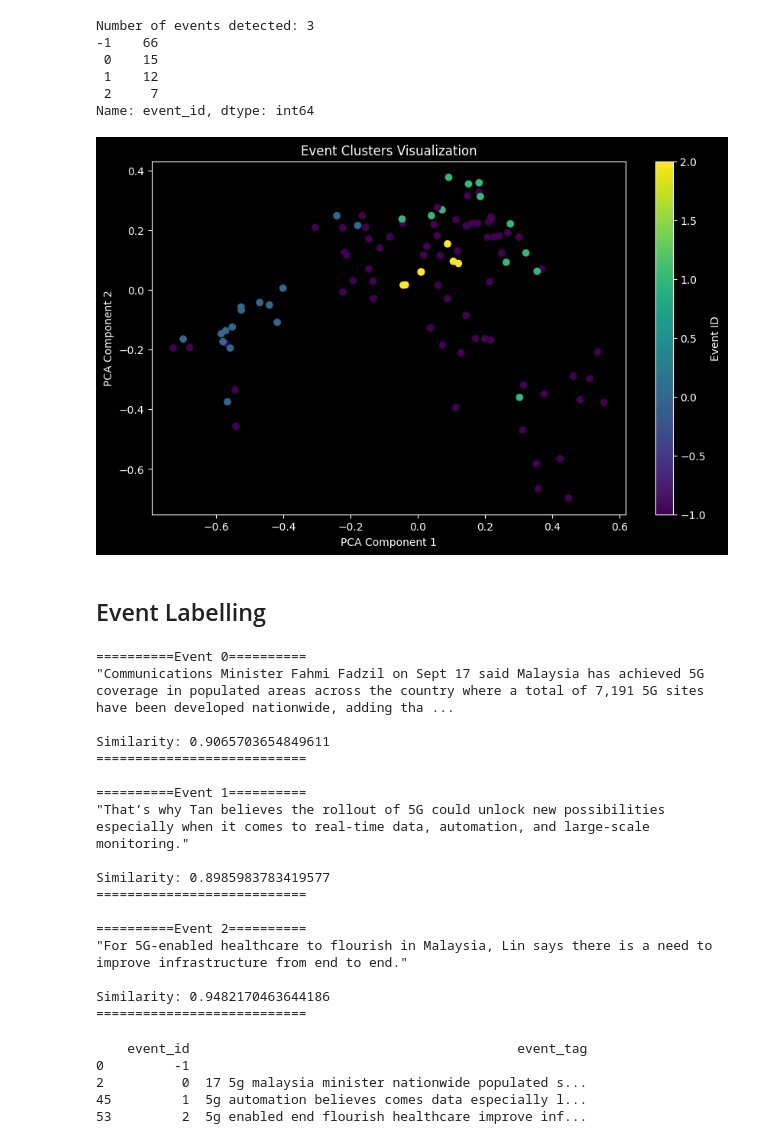
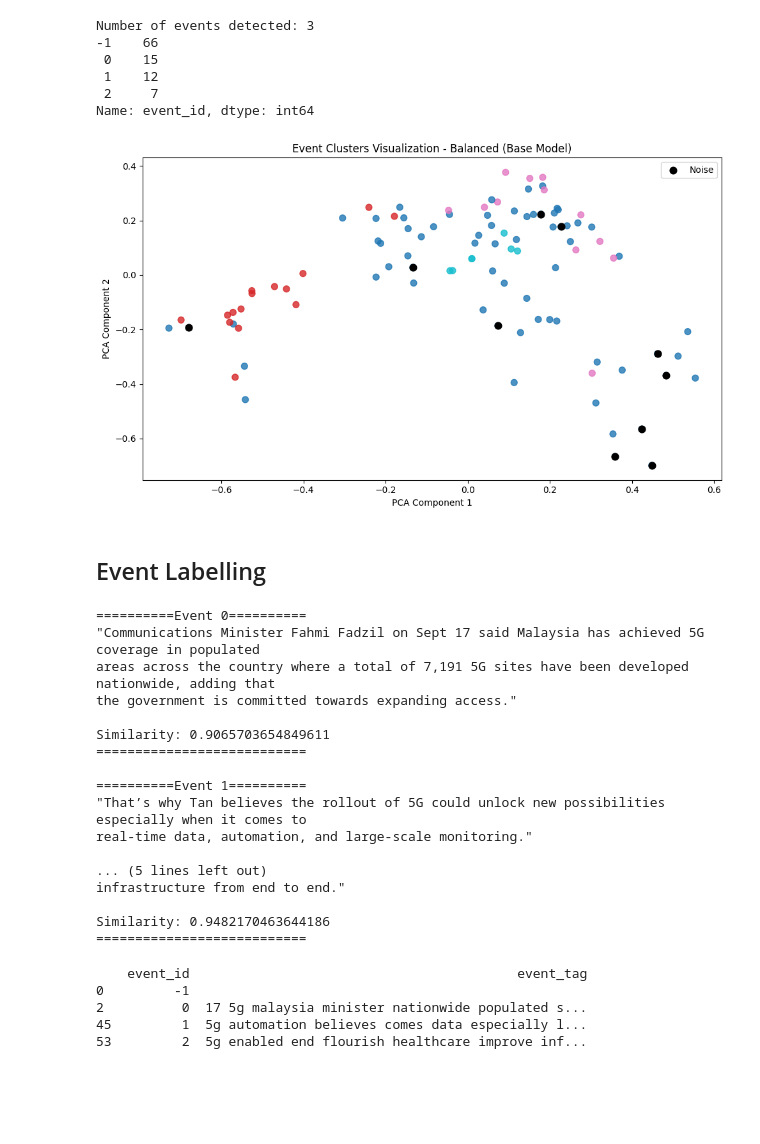
Before and after one commit to gaurav1-9/temporal-topical-sorting, a Jupyter notebook: finalYear/v4.5.1_episodeEventsBalanced.ipynb, the cells around one changed output. Saved outputs shown, nothing was run; the diff lists cells and outputs as text; code cells hidden in the pictures; blank space fills up the shorter version.

Commit message:
final event detection

```diff
--- a/finalYear/v4.5.1_episodeEventsBalanced.ipynb
+++ b/finalYear/v4.5.1_episodeEventsBalanced.ipynb
@@ -90,23 +90,39 @@ pca = PCA(n_components=2)
 
 reduced_embeddings = pca.fit_transform(episode_embeddings)
 # %%
+plt.style.use('default')
 plt.figure(figsize=(10,6))
 
 scatter = plt.scatter(
     reduced_embeddings[:,0],
     reduced_embeddings[:,1],
     c=episode_df["event_id"],
+    cmap="tab10",
+    s=50,
+    alpha=0.8,
 )
 
-plt.title("Event Clusters Visualization")
+noise_idx = np.where(event_labels == -1)[0]
+noise_sample = np.random.choice(noise_idx, size=min(10, len(noise_idx)), replace=False)
+
+plt.scatter(
+    reduced_embeddings[noise_sample,0],
+    reduced_embeddings[noise_sample,1],
+    color="black",
+    s=60,
+    label="Noise"
+)
+
+plt.title("Event Clusters Visualization - Balanced (Base Model)")
 plt.xlabel("PCA Component 1")
 plt.ylabel("PCA Component 2")
 
-plt.colorbar(scatter, label="Event ID")
+plt.legend()
 
+plt.tight_layout()
 plt.show()
 # %% [output]
-[figure, old version]
+[figure, new version]
 # %% [markdown]
 ## Event Labelling
 # %%
@@ -126,6 +142,9 @@ def generate_event_tag(sentence):
 # %%
 from sklearn.metrics.pairwise import cosine_similarity
 # %%
+import textwrap
+
+
 episode_df["event_tag"] = ""
 
 for event in episode_df["event_id"].unique():
@@ -144,8 +163,10 @@ for event in episode_df["event_id"].unique():
 
     rep_sentence = cluster.iloc[central_index]["sentence"]
 
+    wrapped = textwrap.fill(rep_sentence, width=100)
+
     print(f"\n==========Event {event}==========")
-    print(f'"{rep_sentence}"\n')
+    print(f'"{wrapped}"\n')
     print("Similarity:", similarities.max())
     print(f"===========================")
 
@@ -154,19 +175,19 @@ for event in episode_df["event_id"].unique():
     episode_df.loc[episode_df["event_id"] == event, "event_tag"] = tag
 # %% [output]
 ==========Event 0==========
-"Communications Minister Fahmi Fadzil on Sept 17 said Malaysia has achieved 5G coverage in populated areas across the country where a total of 7,191 5G sites have been developed nationwide, adding tha ...
+"Communications Minister Fahmi Fadzil on Sept 17 said Malaysia has achieved 5G coverage in populated
+areas across the country where a total of 7,191 5G sites have been developed nationwide, adding that
+the government is committed towards expanding access."
 
 Similarity: 0.9065703654849611
 ===========================
 
 ==========Event 1==========
-"That’s why Tan believes the rollout of 5G could unlock new possibilities especially when it comes to real-time data, automation, and large-scale monitoring."
+"That’s why Tan believes the rollout of 5G could unlock new possibilities especially when it comes to
+real-time data, automation, and large-scale monitoring."
 
-Similarity: 0.8985983783419577
-===========================
-
-==========Event 2==========
-"For 5G-enabled healthcare to flourish in Malaysia, Lin says there is a need to improve infrastructure from end to end."
+... (5 lines left out)
+infrastructure from end to end."
 
 Similarity: 0.9482170463644186
 ===========================
```
Also changed, not shown: parts of 3 cells of this notebook, 2 other files.
